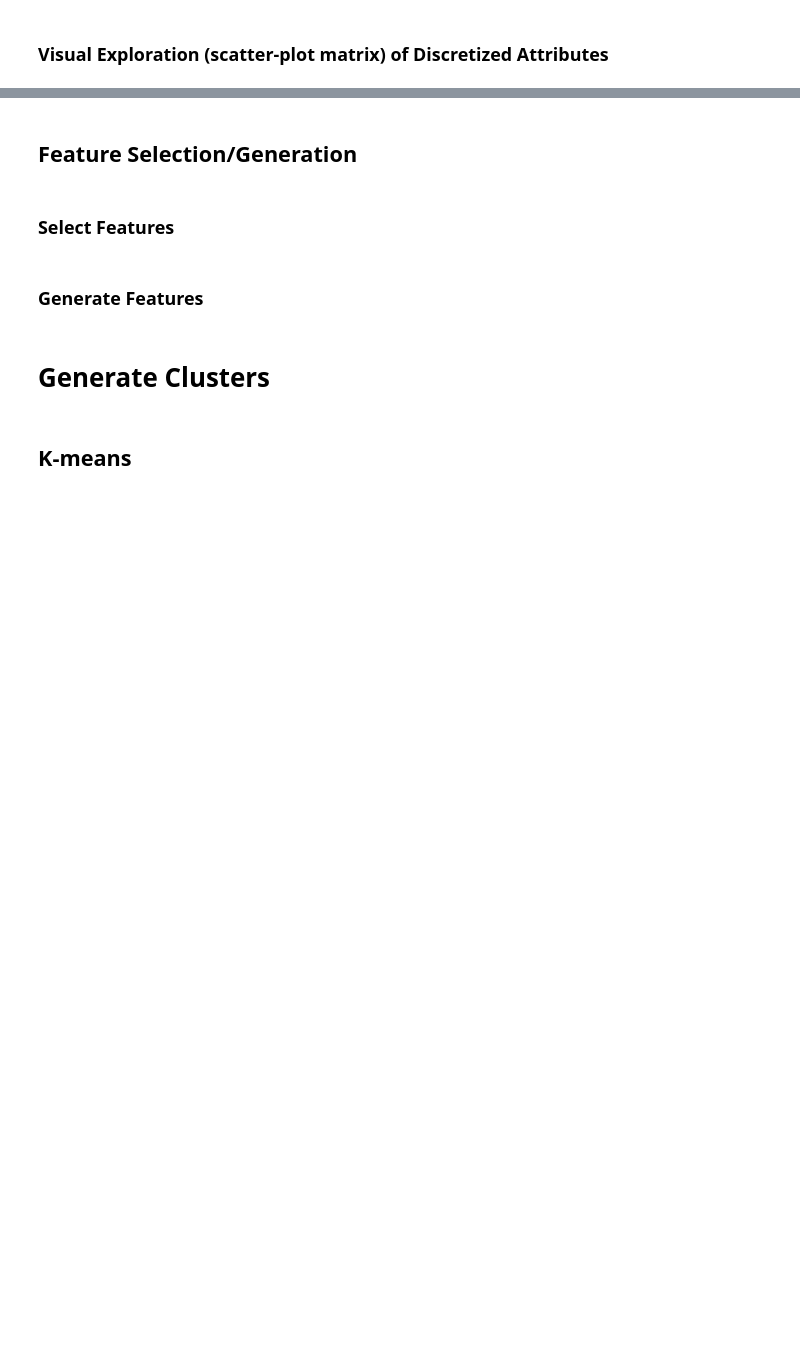
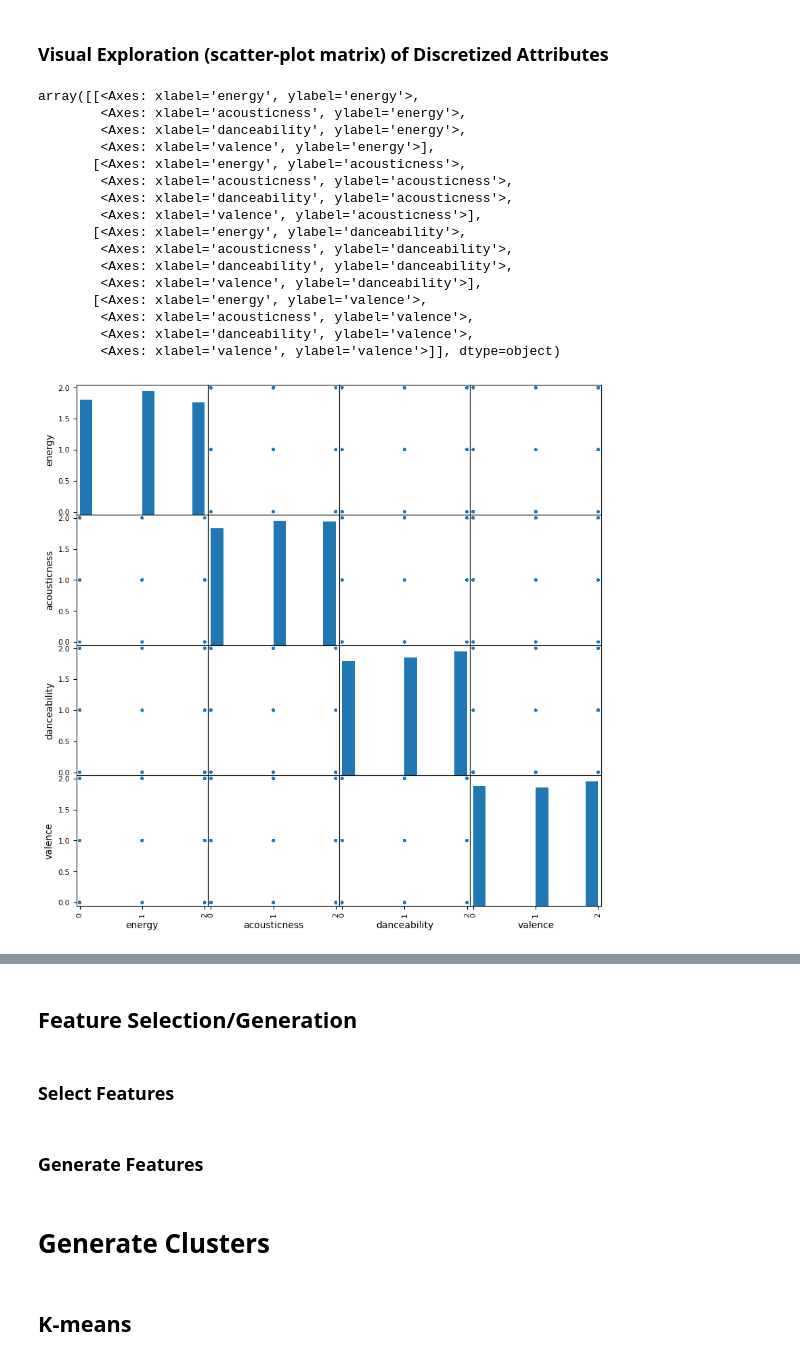
Before and after one commit to alexander-martrain/Song-Data-Mining, a Jupyter notebook: notebooks/project_cluster_cmps451.ipynb, the cells around one changed output, grey strips where cells are left out. Drawn from its saved outputs; the diff is of its cells as text; code cells hidden in the pictures; blank space fills up the shorter version.

```diff
--- a/notebooks/project_cluster_cmps451.ipynb
+++ b/notebooks/project_cluster_cmps451.ipynb
@@ -830,2 +1008,34 @@ The scatter-plot matric (1,000 randomly sampled songs) shows the relationship be
 # %% [markdown]
 ### Visual Exploration (scatter-plot matrix) of Discretized Attributes
+# %%
+from pandas.plotting import scatter_matrix
+
+# Use a sample so the graph is readable
+discretized_sample = train_discretized_df[
+    ["energy", "acousticness", "danceability", "valence"]
+].sample(n=1000, random_state=42)
+
+scatter_matrix(
+    discretized_sample,
+    figsize=(10, 10),
+    alpha=0.3,
+    diagonal="hist"
+)
+# %% [output]
+array([[<Axes: xlabel='energy', ylabel='energy'>,
+        <Axes: xlabel='acousticness', ylabel='energy'>,
+        <Axes: xlabel='danceability', ylabel='energy'>,
+        <Axes: xlabel='valence', ylabel='energy'>],
+       [<Axes: xlabel='energy', ylabel='acousticness'>,
+        <Axes: xlabel='acousticness', ylabel='acousticness'>,
+        <Axes: xlabel='danceability', ylabel='acousticness'>,
+        <Axes: xlabel='valence', ylabel='acousticness'>],
+       [<Axes: xlabel='energy', ylabel='danceability'>,
+        <Axes: xlabel='acousticness', ylabel='danceability'>,
+        <Axes: xlabel='danceability', ylabel='danceability'>,
+        <Axes: xlabel='valence', ylabel='danceability'>],
+       [<Axes: xlabel='energy', ylabel='valence'>,
+        <Axes: xlabel='acousticness', ylabel='valence'>,
+        <Axes: xlabel='danceability', ylabel='valence'>,
+        <Axes: xlabel='valence', ylabel='valence'>]], dtype=object)
+[figure, added]
```
Also changed, not shown: parts of 16 cells of this notebook, 2 other files.
